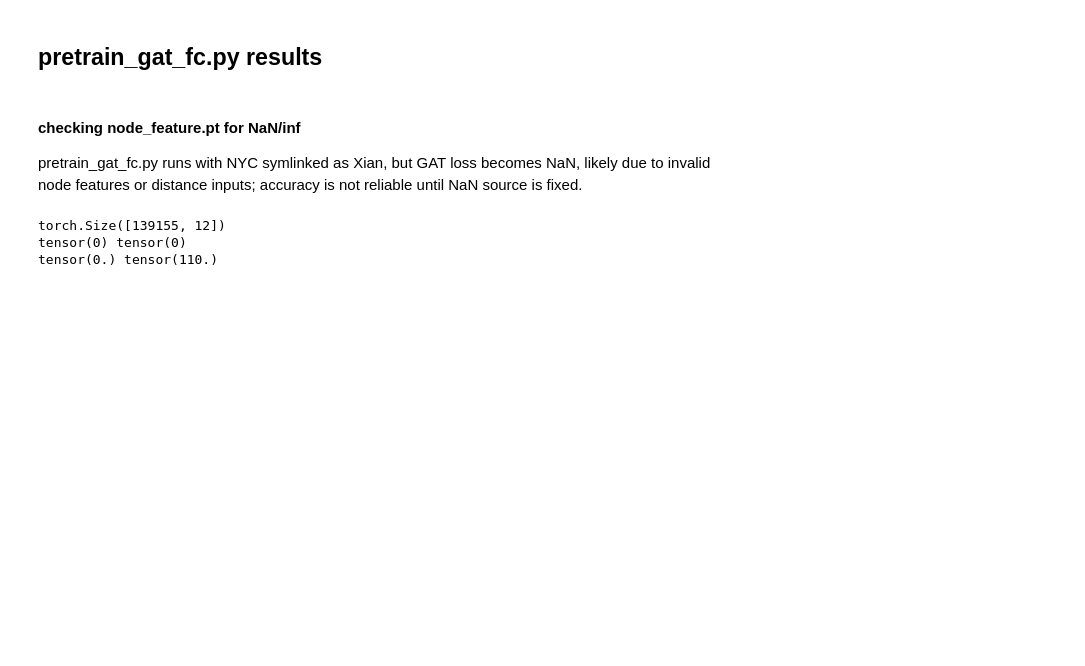
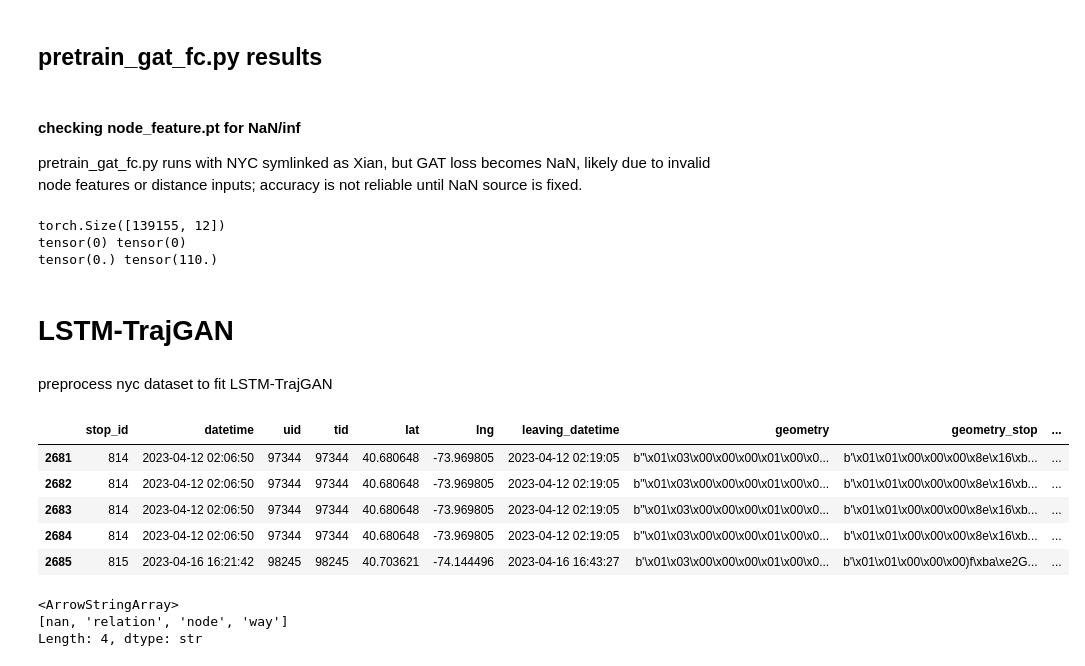
Before and after one commit to Jose-Velasco/URBAN-SYN, a Jupyter notebook: scripts/test.ipynb, the cells around one changed output. Cells and saved outputs as stored; diff of their text form; code cells hidden in the pictures; blank space fills up the shorter version.

```diff
--- a/scripts/test.ipynb
+++ b/scripts/test.ipynb
@@ -1038,3 +1040,7 @@ print(x.min(), x.max())
 torch.Size([139155, 12])
 tensor(0) tensor(0)
 tensor(0.) tensor(110.)
+# %% [markdown]
+# LSTM-TrajGAN
+# %% [markdown]
+preprocess nyc dataset to fit LSTM-TrajGAN
@@ -1040,0 +1056,16 @@ tensor(0.) tensor(110.)
+# %%
+enriched_occasional_df = pd.read_parquet("../data/nyc_output_tabular/output/enriched_occasional.parquet")
+enriched_occasional_df.tail()
+# %% [output]
+|  | stop_id | datetime | uid | tid | lat | lng | leaving_datetime | geometry | geometry_stop | ... |
+| 2681 | 814 | 2023-04-12 02:06:50 | 97344 | 97344 | 40.680648 | -73.969805 | 2023-04-12 02:19:05 | b"\x01\x03\x00\x00\x00\x01\x00\x0... | b'\x01\x01\x00\x00\x00\x8e\x16\xb... | ... |
+| 2682 | 814 | 2023-04-12 02:06:50 | 97344 | 97344 | 40.680648 | -73.969805 | 2023-04-12 02:19:05 | b"\x01\x03\x00\x00\x00\x01\x00\x0... | b'\x01\x01\x00\x00\x00\x8e\x16\xb... | ... |
+| 2683 | 814 | 2023-04-12 02:06:50 | 97344 | 97344 | 40.680648 | -73.969805 | 2023-04-12 02:19:05 | b"\x01\x03\x00\x00\x00\x01\x00\x0... | b'\x01\x01\x00\x00\x00\x8e\x16\xb... | ... |
+| 2684 | 814 | 2023-04-12 02:06:50 | 97344 | 97344 | 40.680648 | -73.969805 | 2023-04-12 02:19:05 | b"\x01\x03\x00\x00\x00\x01\x00\x0... | b'\x01\x01\x00\x00\x00\x8e\x16\xb... | ... |
+| 2685 | 815 | 2023-04-16 16:21:42 | 98245 | 98245 | 40.703621 | -74.144496 | 2023-04-16 16:43:27 | b'\x01\x03\x00\x00\x00\x01\x00\x0... | b'\x01\x01\x00\x00\x00)f\xba\xe2G... | ... |
+# %%
+enriched_occasional_df["element_type"].unique()
+# %% [output]
+<ArrowStringArray>
+[nan, 'relation', 'node', 'way']
+Length: 4, dtype: str
```
Also changed, not shown: parts of 29 cells of this notebook, 8 other files.
